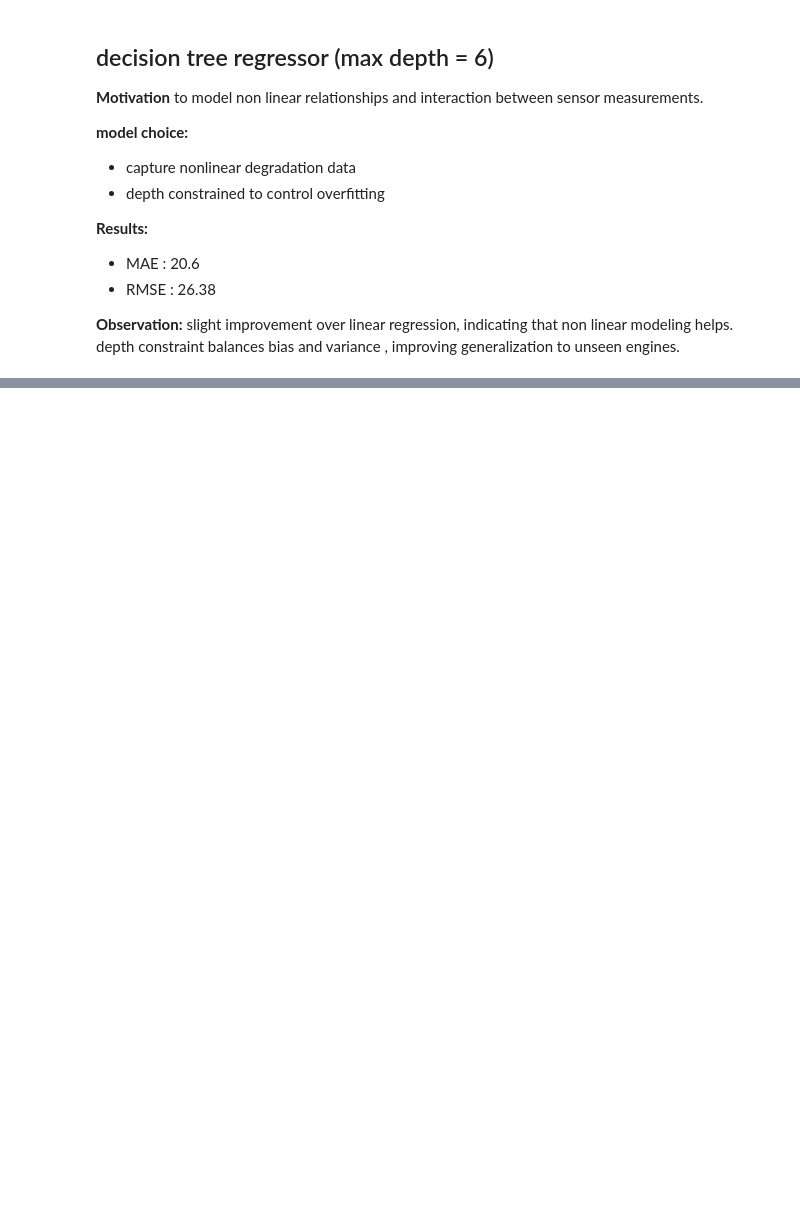
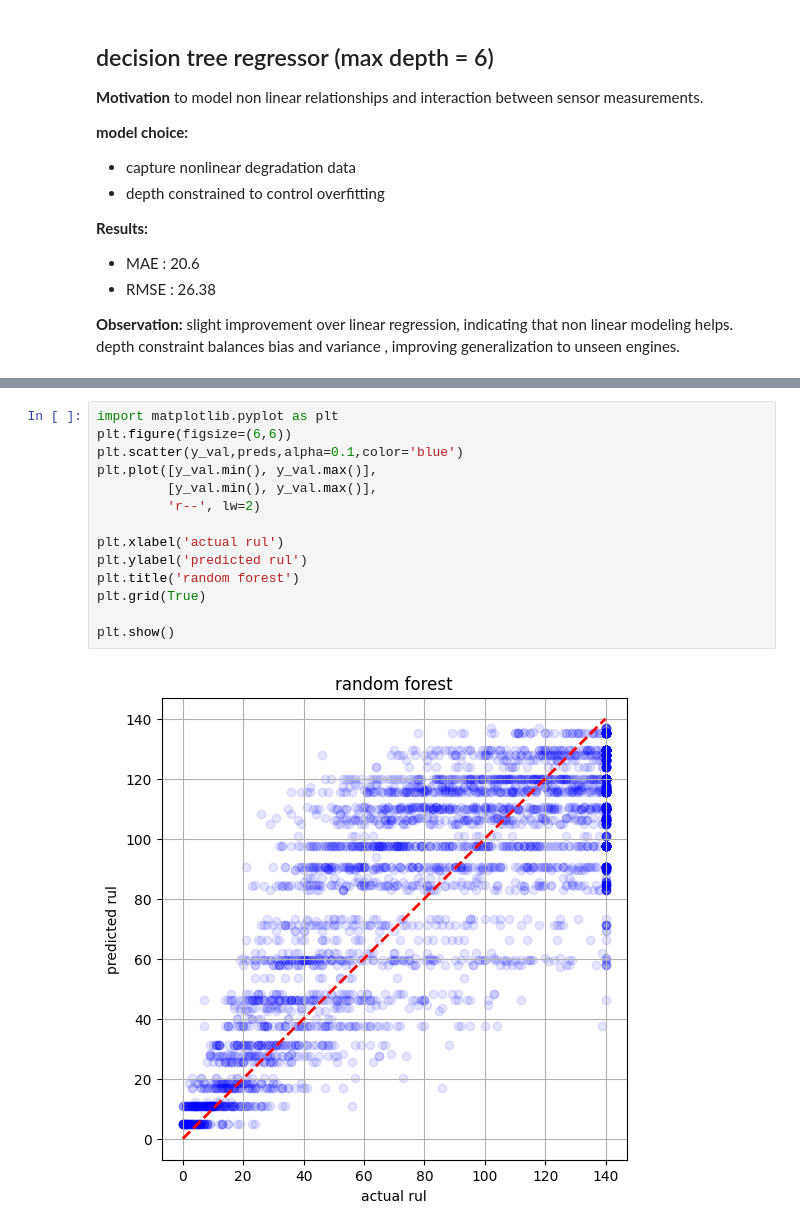
Before and after one commit to dev121-python/vehicle-predictive-maintenance, a Jupyter notebook: notebooks/eda_01.ipynb, the cells around one changed output, grey strips where cells are left out. Saved outputs shown, nothing was run; the diff lists cells and outputs as text; blank space fills up the shorter version.

Commit message:
trained randomforest model

```diff
--- a/notebooks/eda_01.ipynb
+++ b/notebooks/eda_01.ipynb
@@ -181,0 +236,16 @@ depth constraint balances bias and variance , improving generalization to unseen
+# %%
+import matplotlib.pyplot as plt
+plt.figure(figsize=(6,6))
+plt.scatter(y_val,preds,alpha=0.1,color='blue')
+plt.plot([y_val.min(), y_val.max()],
+         [y_val.min(), y_val.max()],
+         'r--', lw=2)
+
+plt.xlabel('actual rul')
+plt.ylabel('predicted rul')
+plt.title('random forest')
+plt.grid(True)
+
+plt.show()
+# %% [output]
+[figure, added]
```
Also changed, not shown: parts of 7 cells of this notebook.
